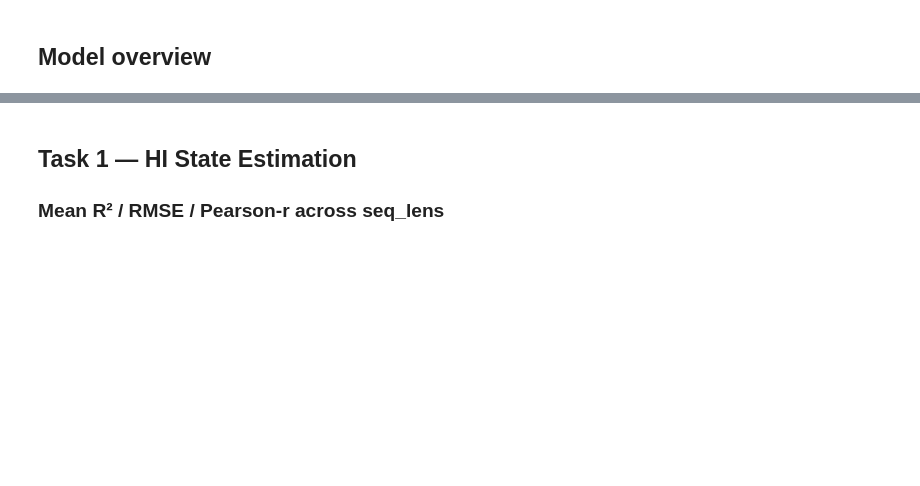
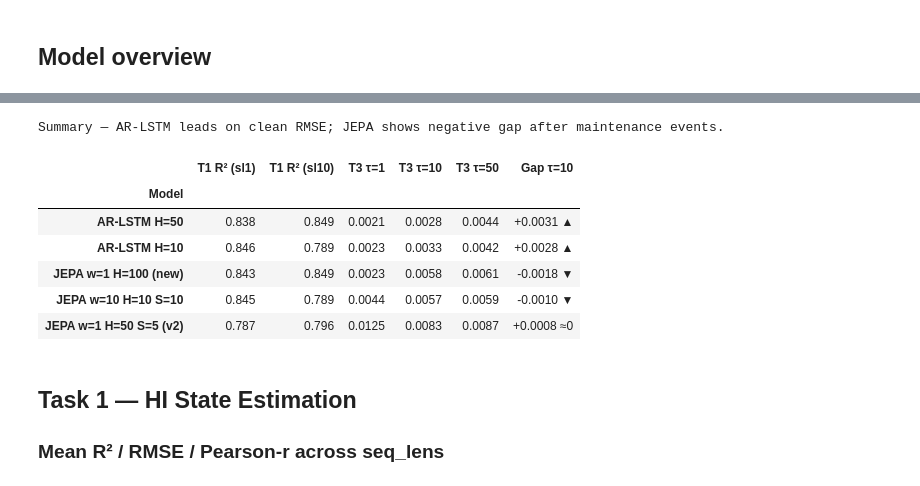
Before and after one commit to LucasStill/le-wm, a Jupyter notebook: results_viewer.ipynb, the cells around one changed output, grey strips where cells are left out. Drawn from its saved outputs; the diff is of its cells as text; code cells hidden in the pictures; blank space fills up the shorter version.

```diff
--- a/results_viewer.ipynb
+++ b/results_viewer.ipynb
@@ -100,3 +211,82 @@ overview
+# %%
+
+# ── Headline summary: representative models × key metrics ────────────────────
+# Curated selection to highlight the main architecture findings.
+HIGHLIGHT_MODELS = [
+    "AR-LSTM H=50",
+    "AR-LSTM H=10",
+    "JEPA w=1 H=100 (new)",
+    "JEPA w=10 H=10 S=10",
+    "JEPA w=1 H=50 S=5 (v2)",
+]
+
+sum_rows = []
+for r in all_results:
+    if "error" in r:
+        continue
+    name = label(r["name"])
+    if name not in HIGHLIGHT_MODELS:
+        continue
+    t1 = r.get("task1_hi") or {}
+    t3 = r.get("task3_forecast") or {}
+    mr_clean = t3.get("mean_rmse_clean", [])
+    gap      = t3.get("mean_rmse_gap",   [])
+    sum_rows.append({
+        "Model":       name,
+        "Arch":        "AR-LSTM" if "AR-LSTM" in name else "JEPA",
+        "T1 R² (sl1)": (t1.get("sl1") or {}).get("__mean__", {}).get("r2", float("nan")),
+        "T1 R² (sl10)": (t1.get("sl10") or {}).get("__mean__", {}).get("r2", float("nan")),
+        "T3 τ=1":      mr_clean[0]            if len(mr_clean) > 0  else float("nan"),
+        "T3 τ=10":     mr_clean[9]            if len(mr_clean) > 9  else float("nan"),
+        "T3 τ=50":     mr_clean[49]           if len(mr_clean) > 49 else float("nan"),
+        "Gap τ=10":    gap[9]                 if len(gap) > 9       else float("nan"),
+    })
+
+sum_df = (
+    pd.DataFrame(sum_rows)
+    .set_index("Model")
+    .reindex(HIGHLIGHT_MODELS)
+)
+
+def _arrow(v):
+    """Color + arrow annotation for gap column."""
+    if np.isnan(v):
+        return ""
+    color = "#c0392b" if v > 0.001 else "#27ae60" if v < -0.0005 else "#888"
+    arrow = "▲" if v > 0.001 else "▼" if v < -0.0005 else "≈0"
+    return f'<span style="color:{color};font-weight:bold">{v:+.4f} {arrow}</span>'
+
+(
+    sum_df.drop(columns=["Arch"]).style
+    .background_gradient(subset=["T1 R² (sl1)", "T1 R² (sl10)"], cmap="YlGn", vmin=0.75, vmax=0.90)
+    .background_gradient(subset=["T3 τ=1", "T3 τ=10", "T3 τ=50"], cmap="RdYlGn_r", vmin=0.002, vmax=0.015)
+    .format({
+        "T1 R² (sl1)":  "{:.3f}",
+        "T1 R² (sl10)": "{:.3f}",
+        "T3 τ=1":       "{:.4f}",
+        "T3 τ=10":      "{:.4f}",
+        "T3 τ=50":      "{:.4f}",
+        "Gap τ=10":     lambda v: _arrow(v),
+    })
+    .set_caption(
+        "Summary — AR-LSTM leads on clean RMSE; JEPA shows negative gap after maintenance events."
+    )
+    .set_properties(**{"font-size": "10pt", "text-align": "center"})
+    .set_table_styles([
+        {"selector": "th", "props": [("font-size","10pt"),("text-align","center"),("background","#f0f0f0")]},
+        {"selector": "td", "props": [("padding","5px 14px")]},
+        {"selector": "caption", "props": [("caption-side","bottom"),("font-style","italic"),("color","#555")]},
+    ])
+)
+# %% [output]
+Summary — AR-LSTM leads on clean RMSE; JEPA shows negative gap after maintenance events.
+|  | T1 R² (sl1) | T1 R² (sl10) | T3 τ=1 | T3 τ=10 | T3 τ=50 | Gap τ=10 |
+| Model |  |  |  |  |  |  |
+| AR-LSTM H=50 | 0.838 | 0.849 | 0.0021 | 0.0028 | 0.0044 | +0.0031 ▲ |
+| AR-LSTM H=10 | 0.846 | 0.789 | 0.0023 | 0.0033 | 0.0042 | +0.0028 ▲ |
+| JEPA w=1 H=100 (new) | 0.843 | 0.849 | 0.0023 | 0.0058 | 0.0061 | -0.0018 ▼ |
+| JEPA w=10 H=10 S=10 | 0.845 | 0.789 | 0.0044 | 0.0057 | 0.0059 | -0.0010 ▼ |
+| JEPA w=1 H=50 S=5 (v2) | 0.787 | 0.796 | 0.0125 | 0.0083 | 0.0087 | +0.0008 ≈0 |
 # %% [markdown]
 ## Task 1 — HI State Estimation
 ### Mean R² / RMSE / Pearson-r across seq_lens
```
Also changed, not shown: parts of 27 cells of this notebook, 33 other files.
